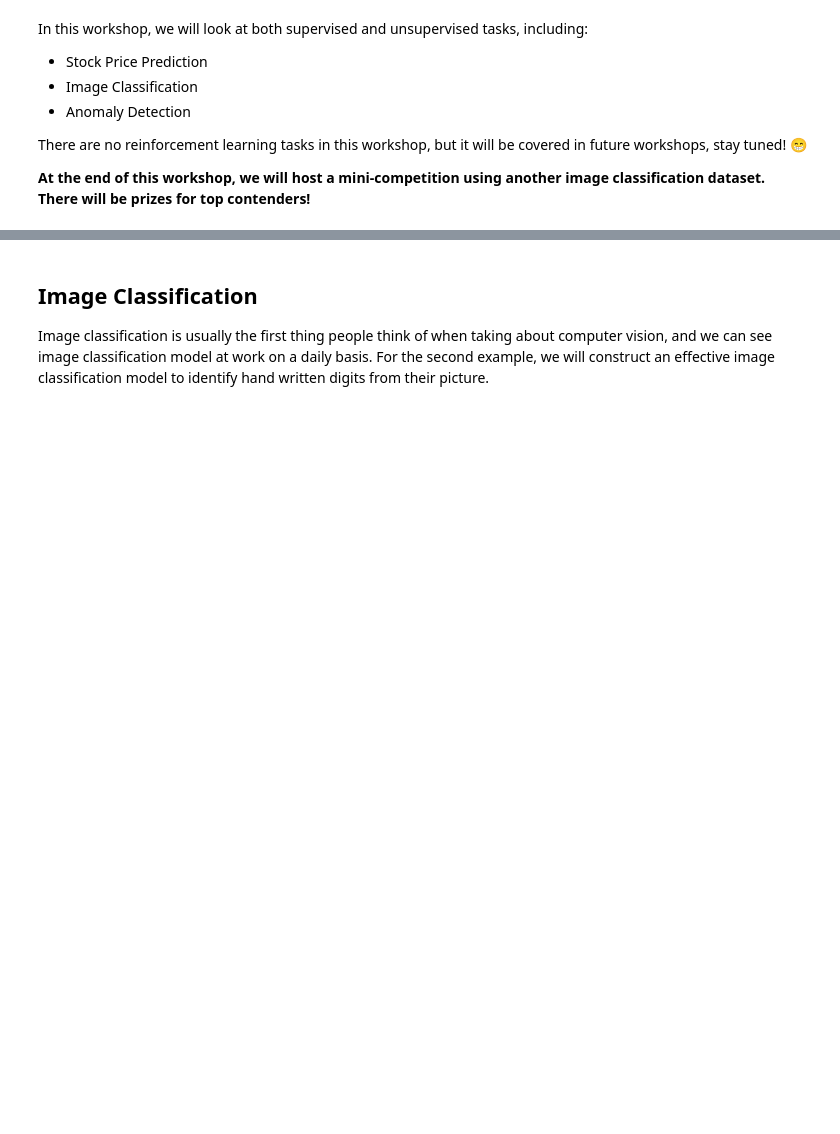
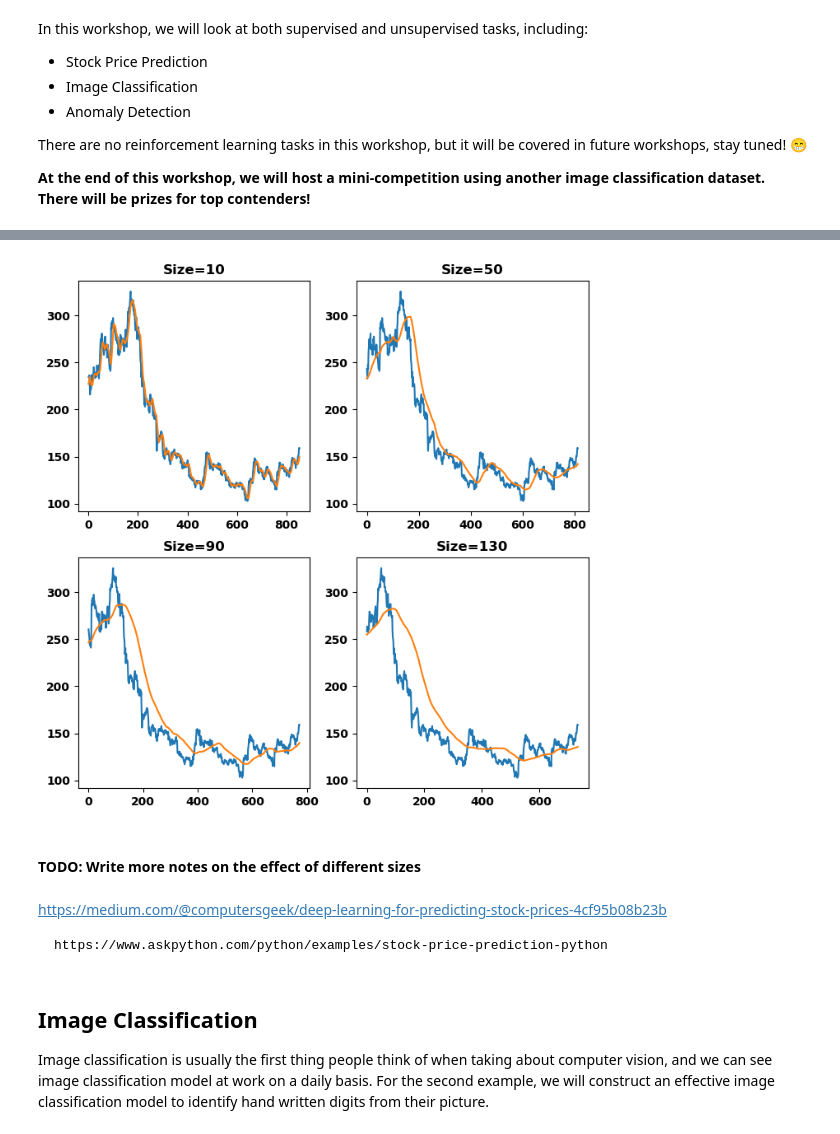
Before and after one commit to DS3Workshops/ds3-wi23-ml-workshop, a Jupyter notebook: notebook/introduction-to-ml/introML_v2.ipynb, the cells around one changed output, grey strips where cells are left out. Cells and saved outputs as stored; diff of their text form; code cells hidden in the pictures; blank space fills up the shorter version.

```diff
--- a/notebook/introduction-to-ml/introML_v2.ipynb
+++ b/notebook/introduction-to-ml/introML_v2.ipynb
@@ -49,0 +82,7 @@ Think about what type of ML task would this be?
+# %%
+# split data into train and test segments
+print("total number of rows: ", stock_df.shape[0])
+train_percentage = 0.7
+stock_train = stock_df.iloc[:int(stock_df.shape[0]*train_percentage), :].Close.to_numpy()
+stock_test = stock_df.iloc[int(stock_df.shape[0]*train_percentage):, :].Close.to_numpy()
+print(f"Using {train_percentage*100}% of the data as training data, we have {stock_train.shape[0]} of training rows and {stock_test.shape[0]}  of testing rows.")
@@ -49,0 +100,28 @@ Think about what type of ML task would this be?
+# %%
+# create a moving average function
+import numpy as np
+def moving_avg(lst, size=50):
+    """Moving Window Avg with a default window size of 50"""
+    mov_avgs = []
+    for i in range(size, len(lst)):
+        mov_avgs.append(sum(lst[i-size:i]) / size)
+    return mov_avgs
+# %%
+# visualize it against the original
+import matplotlib.pyplot as plt
+fig, axes = plt.subplots(2,2, figsize=(8,8))
+
+r,c = 0,0
+for size in [10, 50, 90, 130]:
+    result = moving_avg(stock_train, size=size)
+    axes[r,c].title.set_text(f'Size={size}')
+    sns.lineplot(data=stock_train[size:], ax=axes[r,c])
+    sns.lineplot(data=result, ax=axes[r,c])
+    c+=1
+    if c == 2:
+        r+=1
+        c=0
+# %% [output]
+[figure, added]
+# %% [markdown]
+#### TODO: Write more notes on the effect of different sizes
@@ -49,0 +133,4 @@ Think about what type of ML task would this be?
+# %% [markdown]
+https://medium.com/@computersgeek/deep-learning-for-predicting-stock-prices-4cf95b08b23b
+
+    https://www.askpython.com/python/examples/stock-price-prediction-python
```
Also changed, not shown: parts of 7 cells of this notebook.
